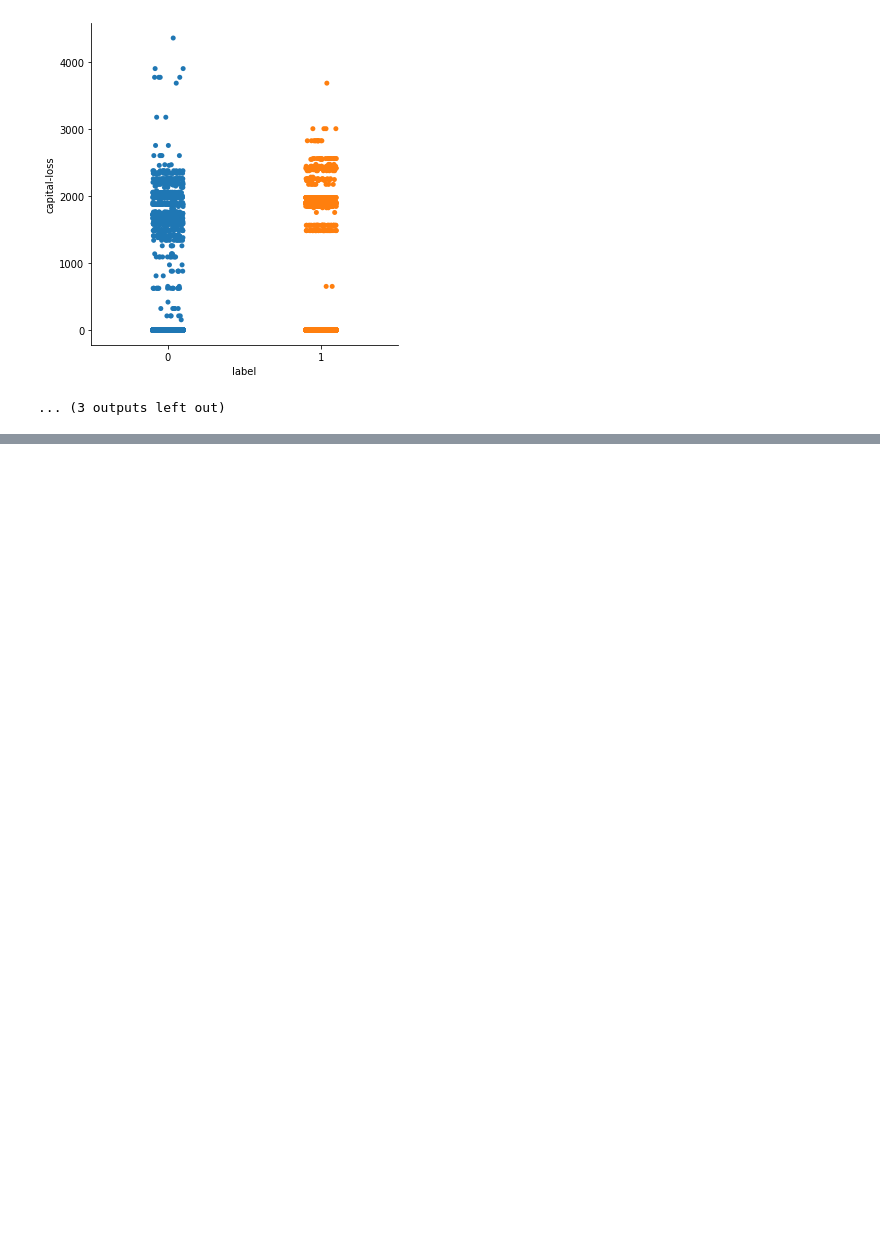
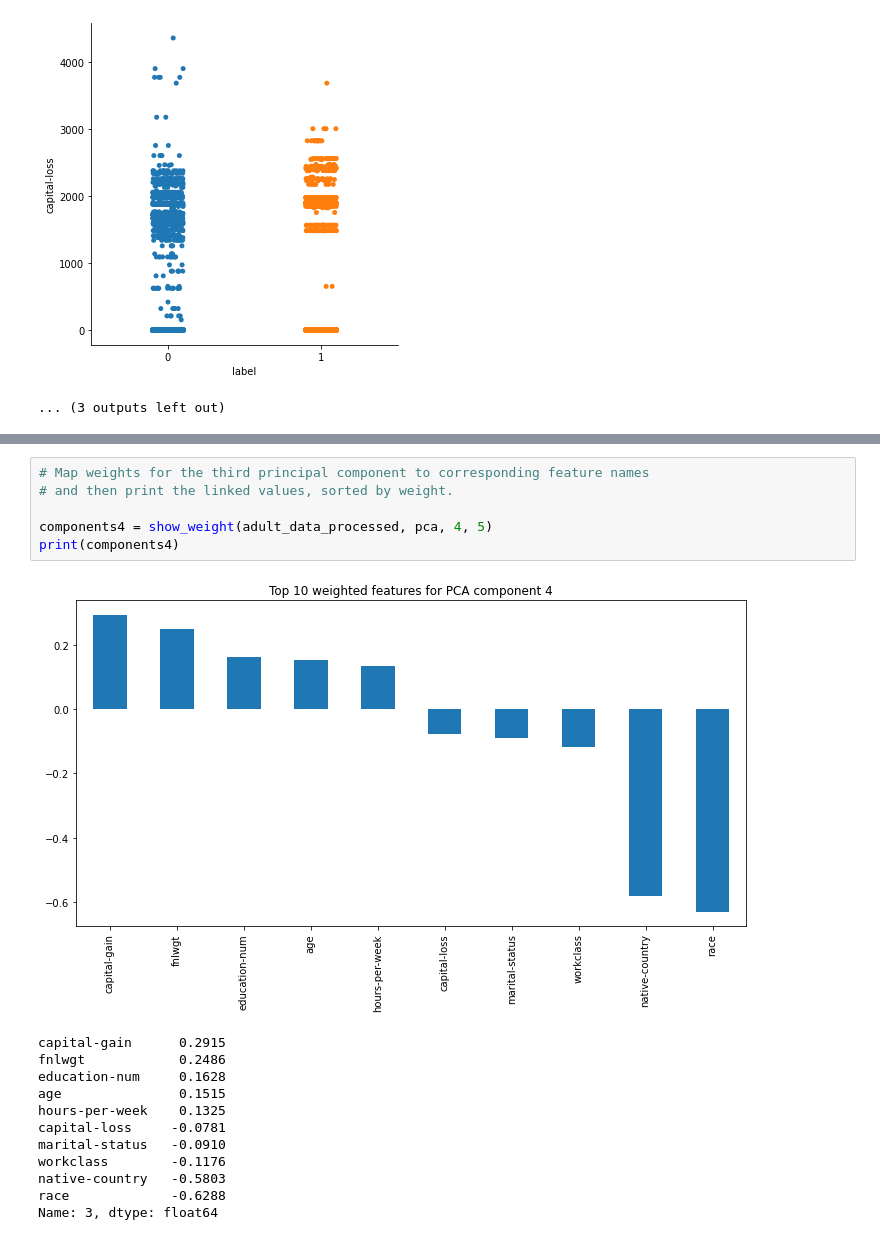
Before and after one commit to Bhargavi19/AdultDatasetAnalysis, a Jupyter notebook: Bivariate_Analysis.ipynb, the cells around one changed output, grey strips where cells are left out. Cells and saved outputs as stored; diff of their text form; blank space fills up the shorter version.

```diff
--- a/Bivariate_Analysis.ipynb
+++ b/Bivariate_Analysis.ipynb
@@ -185,0 +424,19 @@ print(age_less.std()*0.2)
+# %%
+# Map weights for the third principal component to corresponding feature names
+# and then print the linked values, sorted by weight.
+
+components4 = show_weight(adult_data_processed, pca, 4, 5)
+print(components4)
+# %% [output]
+[figure, added]
+capital-gain      0.2915
+fnlwgt            0.2486
+education-num     0.1628
+age               0.1515
+hours-per-week    0.1325
+capital-loss     -0.0781
+marital-status   -0.0910
+workclass        -0.1176
+native-country   -0.5803
+race             -0.6288
+Name: 3, dtype: float64
```
Also changed, not shown: parts of 13 cells of this notebook, 2 other files.
